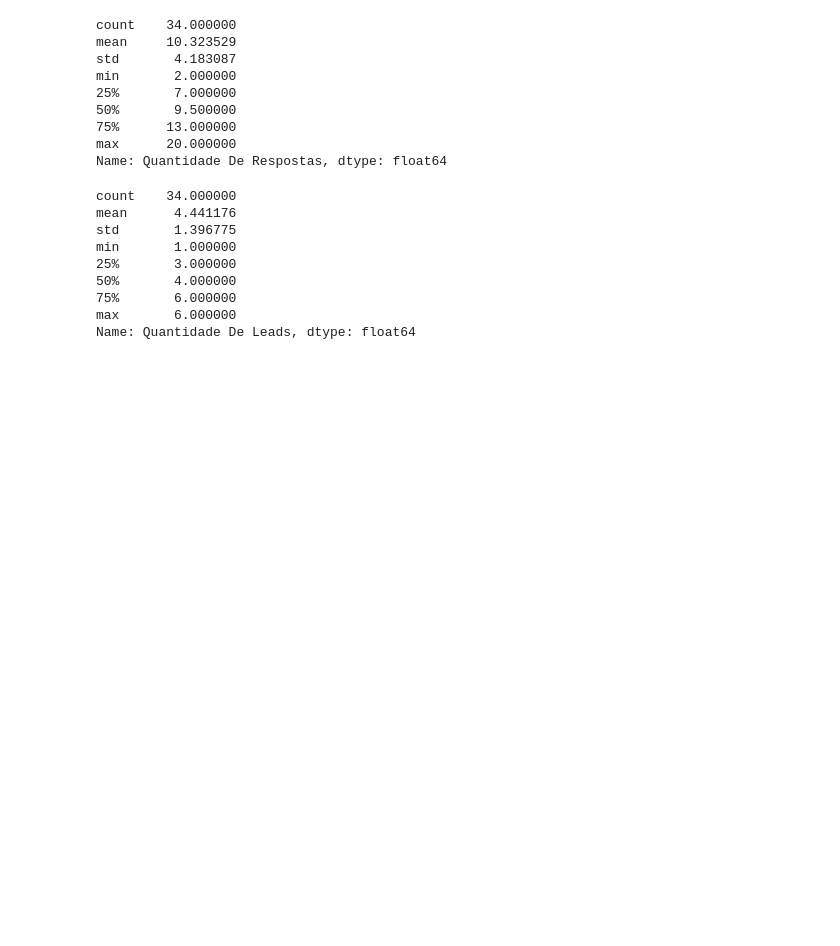
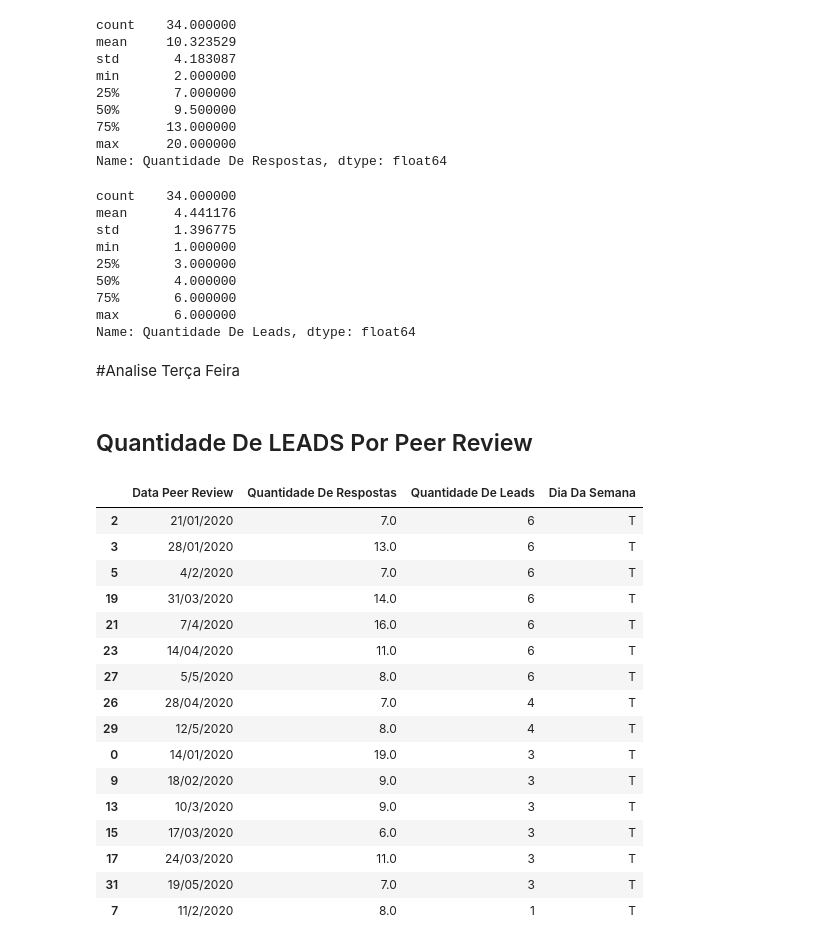
Before and after one commit to rsousadev/Peer-Review, a Jupyter notebook: Analise_Peer_Review.ipynb, the cells around one changed output. Cells and saved outputs as stored; diff of their text form; code cells hidden in the pictures; blank space fills up the shorter version.

```diff
--- a/Analise_Peer_Review.ipynb
+++ b/Analise_Peer_Review.ipynb
@@ -147,3 +147,29 @@ min       1.000000
 75%       6.000000
 max       6.000000
 Name: Quantidade De Leads, dtype: float64
+# %% [markdown]
+#Analise Terça Feira
+# %%
+terca = data[data['Dia Da Semana'] == 'T']
+# %% [markdown]
+## Quantidade De LEADS Por Peer Review
+# %%
+terca.sort_values(['Quantidade De Leads'], ascending=[False])
+# %% [output]
+|  | Data Peer Review | Quantidade De Respostas | Quantidade De Leads | Dia Da Semana |
+| 2 | 21/01/2020 | 7.0 | 6 | T |
+| 3 | 28/01/2020 | 13.0 | 6 | T |
+| 5 | 4/2/2020 | 7.0 | 6 | T |
+| 19 | 31/03/2020 | 14.0 | 6 | T |
+| 21 | 7/4/2020 | 16.0 | 6 | T |
+| 23 | 14/04/2020 | 11.0 | 6 | T |
+| 27 | 5/5/2020 | 8.0 | 6 | T |
+| 26 | 28/04/2020 | 7.0 | 4 | T |
+| 29 | 12/5/2020 | 8.0 | 4 | T |
+| 0 | 14/01/2020 | 19.0 | 3 | T |
+| 9 | 18/02/2020 | 9.0 | 3 | T |
+| 13 | 10/3/2020 | 9.0 | 3 | T |
+| 15 | 17/03/2020 | 6.0 | 3 | T |
+| 17 | 24/03/2020 | 11.0 | 3 | T |
+| 31 | 19/05/2020 | 7.0 | 3 | T |
+| 7 | 11/2/2020 | 8.0 | 1 | T |
```
Also changed, not shown: parts of 33 cells of this notebook.
